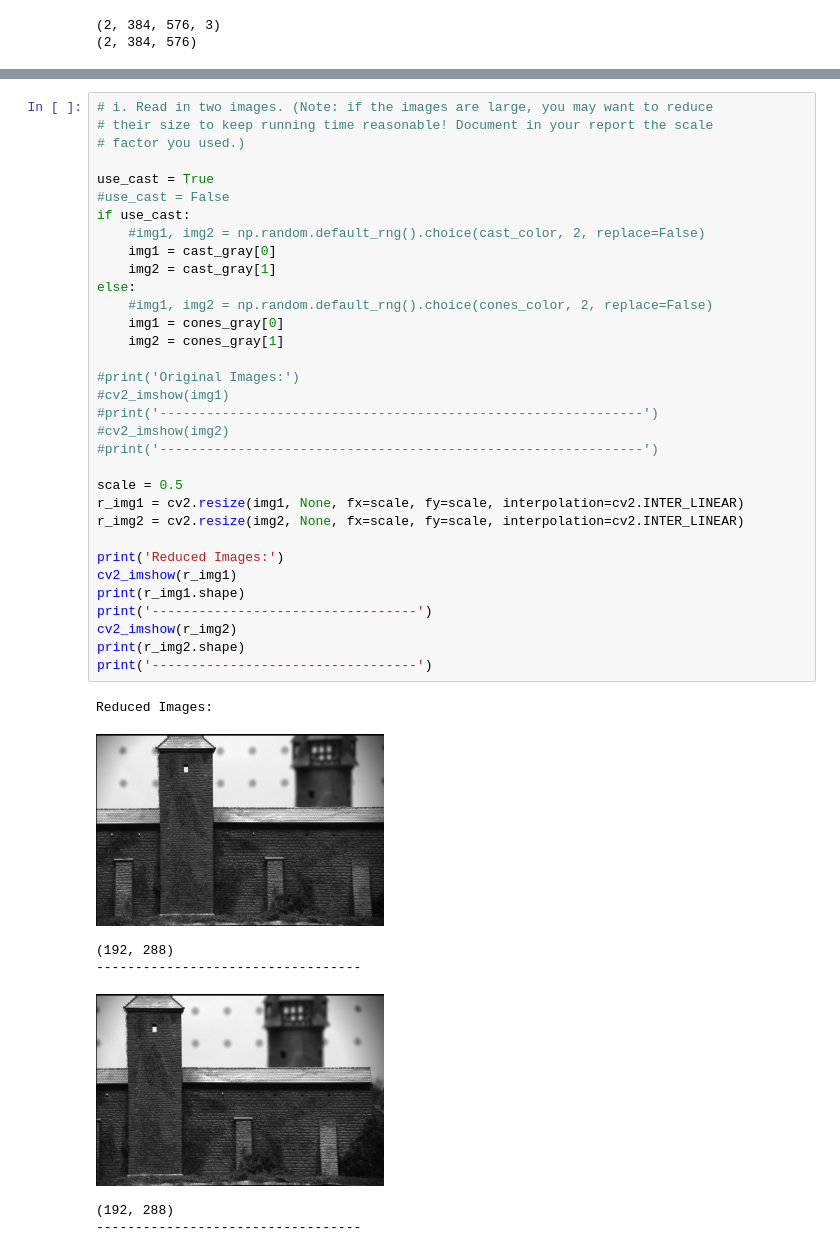
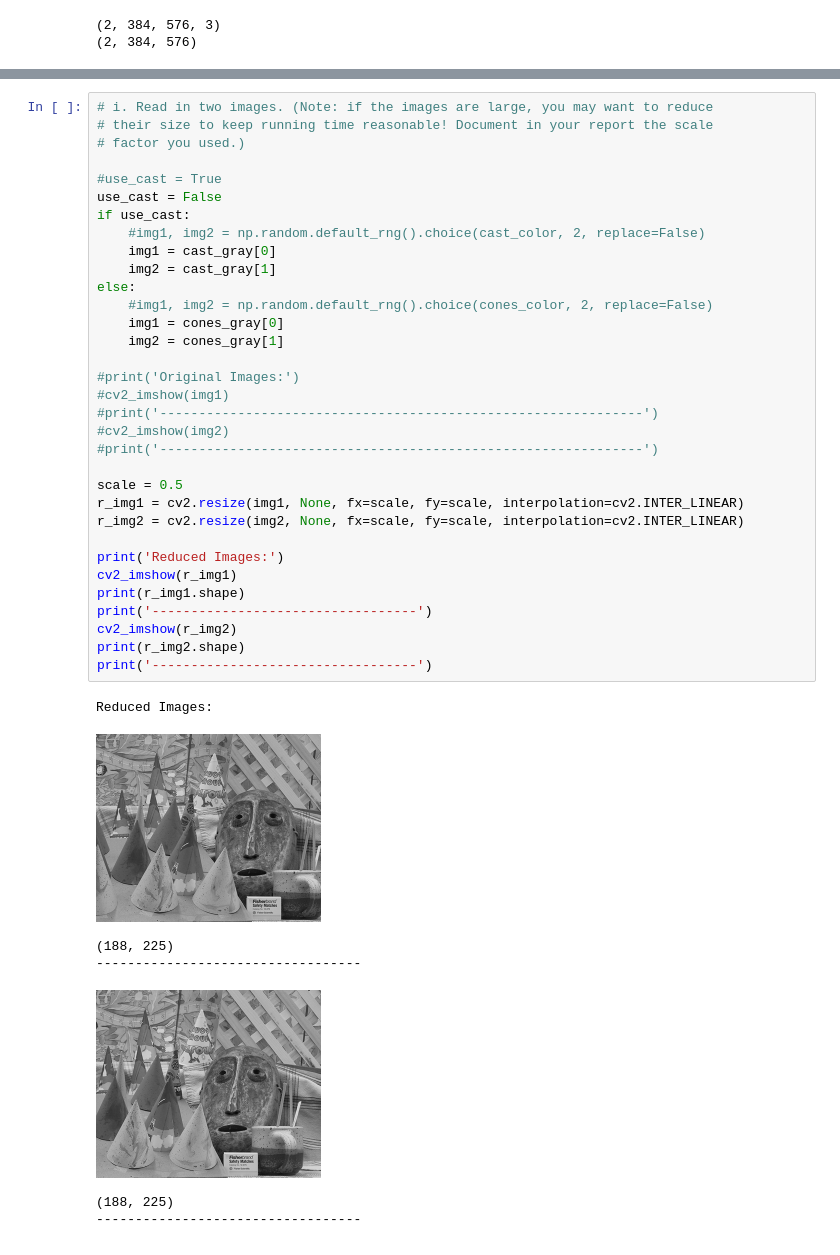
Before and after one commit to scheung97/EECE5639_ComputerVision, a Jupyter notebook: p3.ipynb, the cells around one changed output, grey strips where cells are left out. Saved outputs shown, nothing was run; the diff lists cells and outputs as text.

```diff
--- a/p3.ipynb
+++ b/p3.ipynb
@@ -96,41 +99,41 @@ print(cones_gray.shape)
 # their size to keep running time reasonable! Document in your report the scale
 # factor you used.)
 
-use_cast = True
-#use_cast = False
+#use_cast = True
+use_cast = False
 if use_cast:
     #img1, img2 = np.random.default_rng().choice(cast_color, 2, replace=False)
     img1 = cast_gray[0]
     img2 = cast_gray[1]
 else:
     #img1, img2 = np.random.default_rng().choice(cones_color, 2, replace=False)
     img1 = cones_gray[0]
     img2 = cones_gray[1]
 
 #print('Original Images:')
 #cv2_imshow(img1)
 #print('--------------------------------------------------------------')
 #cv2_imshow(img2)
 #print('--------------------------------------------------------------')
 
 scale = 0.5
 r_img1 = cv2.resize(img1, None, fx=scale, fy=scale, interpolation=cv2.INTER_LINEAR)
 r_img2 = cv2.resize(img2, None, fx=scale, fy=scale, interpolation=cv2.INTER_LINEAR)
 
 print('Reduced Images:')
 cv2_imshow(r_img1)
 print(r_img1.shape)
 print('----------------------------------')
 cv2_imshow(r_img2)
 print(r_img2.shape)
 print('----------------------------------')
 # %% [output]
 Reduced Images:
-[figure, old version]
+[figure, new version]
-(192, 288)
+(188, 225)
 ----------------------------------
-[figure, old version]
+[figure, new version]
-(192, 288)
+(188, 225)
 ----------------------------------
 # %%
 # 1. Find interesting features and correspondences between the left and right
```
Also changed, not shown: parts of 4 cells of this notebook.
